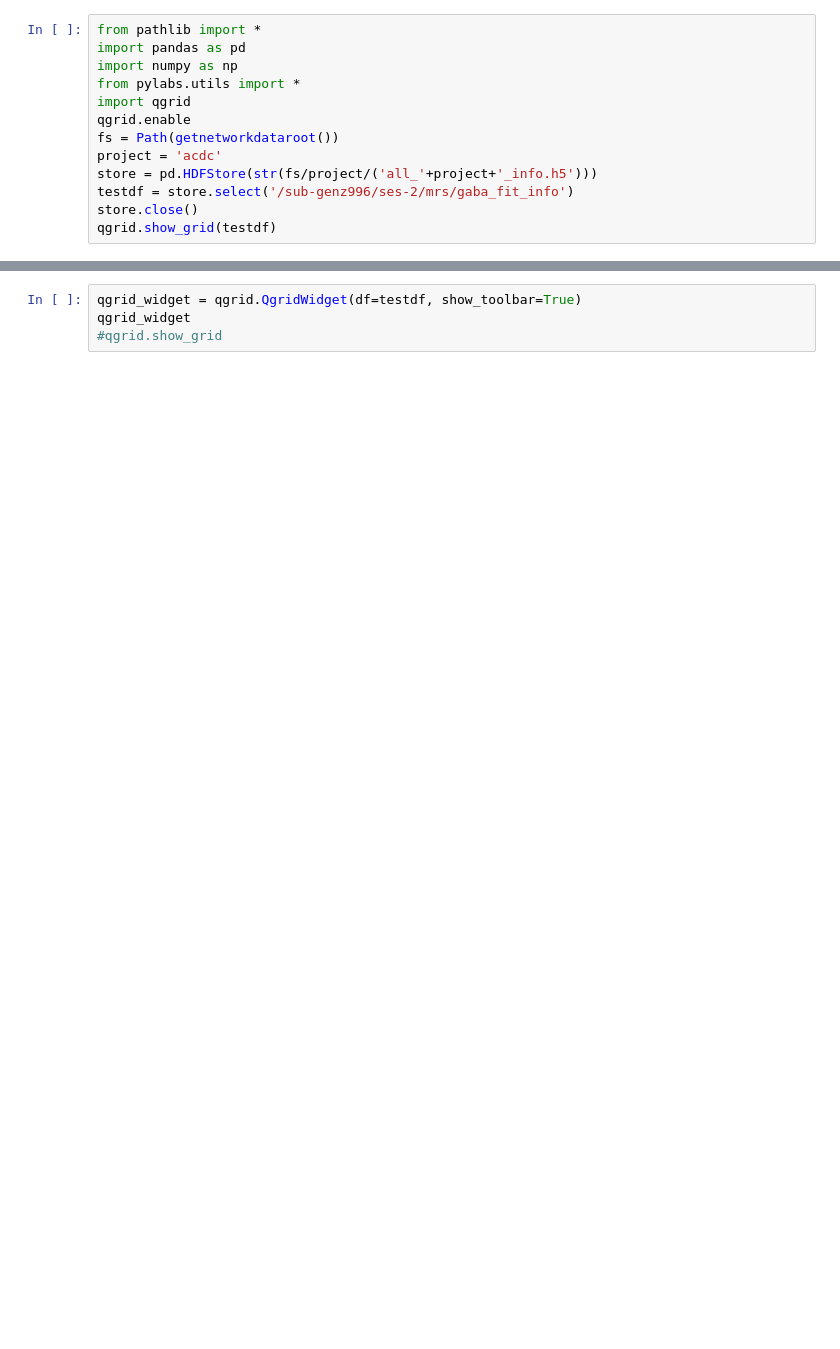
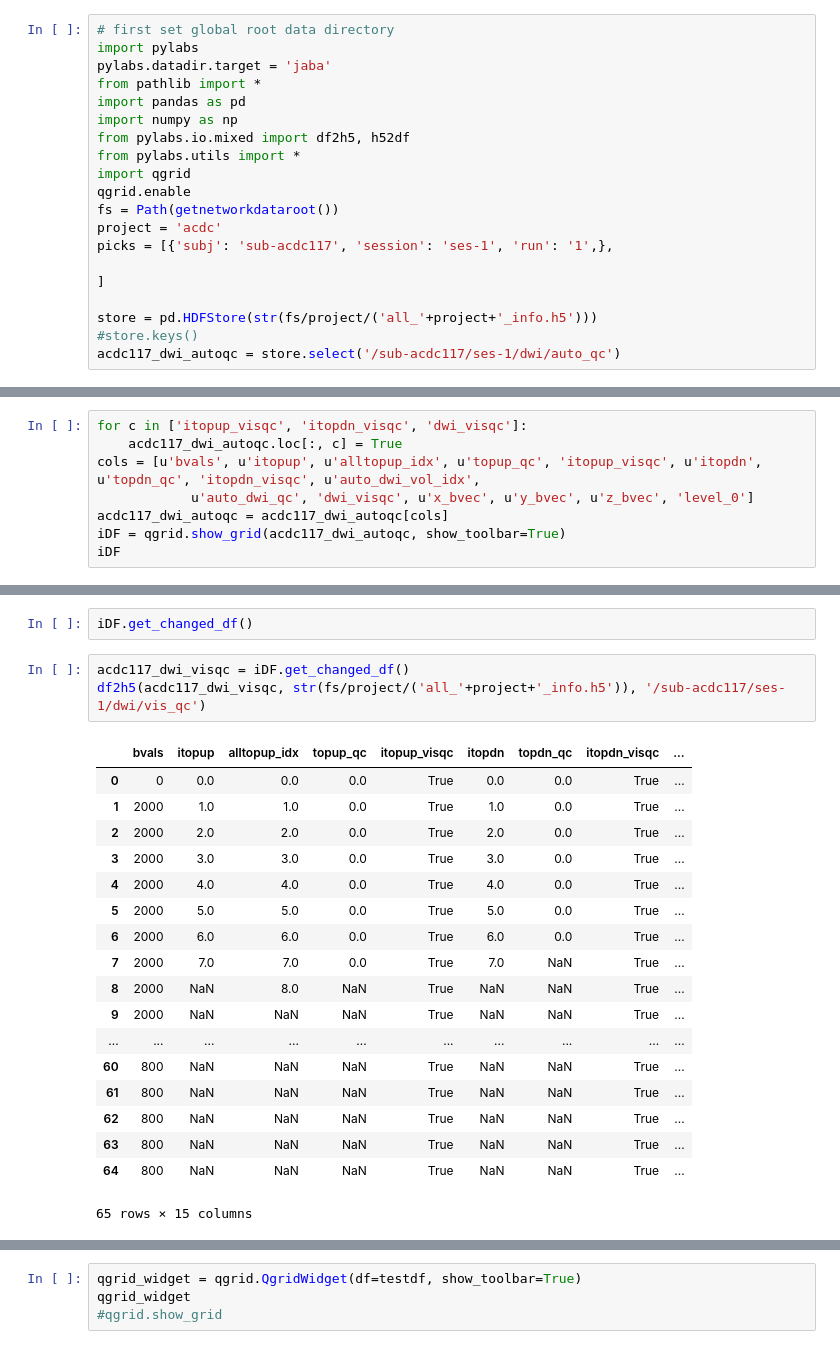
Before and after one commit to mrjeffstevenson3/mmimproc, a Jupyter notebook: ipn/dwi_visual_qc.ipynb, the cells around one changed output, grey strips where cells are left out. Saved outputs shown, nothing was run; the diff lists cells and outputs as text; blank space fills up the shorter version.

```diff
--- a/ipn/dwi_visual_qc.ipynb
+++ b/ipn/dwi_visual_qc.ipynb
@@ -1,14 +1,21 @@
 # %%
+# first set global root data directory
+import pylabs
+pylabs.datadir.target = 'jaba'
 from pathlib import *
 import pandas as pd
 import numpy as np
+from pylabs.io.mixed import df2h5, h52df
 from pylabs.utils import *
 import qgrid
 qgrid.enable
 fs = Path(getnetworkdataroot())
 project = 'acdc'
+picks = [{'subj': 'sub-acdc117', 'session': 'ses-1', 'run': '1',},
+
+]
+
 store = pd.HDFStore(str(fs/project/('all_'+project+'_info.h5')))
-testdf = store.select('/sub-genz996/ses-2/mrs/gaba_fit_info')
-store.close()
-qgrid.show_grid(testdf)
+#store.keys()
+acdc117_dwi_autoqc = store.select('/sub-acdc117/ses-1/dwi/auto_qc')
 # %% [output]
@@ -16,0 +23,8 @@ setting root data directory to scotty.
+# %%
+for c in ['itopup_visqc', 'itopdn_visqc', 'dwi_visqc']:
+    acdc117_dwi_autoqc.loc[:, c] = True
+cols = [u'bvals', u'itopup', u'alltopup_idx', u'topup_qc', 'itopup_visqc', u'itopdn', u'topdn_qc', 'itopdn_visqc', u'auto_dwi_vol_idx',
+            u'auto_dwi_qc', 'dwi_visqc', u'x_bvec', u'y_bvec', u'z_bvec', 'level_0']
+acdc117_dwi_autoqc = acdc117_dwi_autoqc[cols]
+iDF = qgrid.show_grid(acdc117_dwi_autoqc, show_toolbar=True)
+iDF
@@ -16,0 +33,24 @@ setting root data directory to scotty.
+# %%
+iDF.get_changed_df()
+# %%
+acdc117_dwi_visqc = iDF.get_changed_df()
+df2h5(acdc117_dwi_visqc, str(fs/project/('all_'+project+'_info.h5')), '/sub-acdc117/ses-1/dwi/vis_qc')
+# %% [output]
+|  | bvals | itopup | alltopup_idx | topup_qc | itopup_visqc | itopdn | topdn_qc | itopdn_visqc | ... |
+| 0 | 0 | 0.0 | 0.0 | 0.0 | True | 0.0 | 0.0 | True | ... |
+| 1 | 2000 | 1.0 | 1.0 | 0.0 | True | 1.0 | 0.0 | True | ... |
+| 2 | 2000 | 2.0 | 2.0 | 0.0 | True | 2.0 | 0.0 | True | ... |
+| 3 | 2000 | 3.0 | 3.0 | 0.0 | True | 3.0 | 0.0 | True | ... |
+| 4 | 2000 | 4.0 | 4.0 | 0.0 | True | 4.0 | 0.0 | True | ... |
+| 5 | 2000 | 5.0 | 5.0 | 0.0 | True | 5.0 | 0.0 | True | ... |
+| 6 | 2000 | 6.0 | 6.0 | 0.0 | True | 6.0 | 0.0 | True | ... |
+| 7 | 2000 | 7.0 | 7.0 | 0.0 | True | 7.0 | NaN | True | ... |
+| 8 | 2000 | NaN | 8.0 | NaN | True | NaN | NaN | True | ... |
+| 9 | 2000 | NaN | NaN | NaN | True | NaN | NaN | True | ... |
+| ... | ... | ... | ... | ... | ... | ... | ... | ... | ... |
+| 60 | 800 | NaN | NaN | NaN | True | NaN | NaN | True | ... |
+| 61 | 800 | NaN | NaN | NaN | True | NaN | NaN | True | ... |
+| 62 | 800 | NaN | NaN | NaN | True | NaN | NaN | True | ... |
+| 63 | 800 | NaN | NaN | NaN | True | NaN | NaN | True | ... |
+| 64 | 800 | NaN | NaN | NaN | True | NaN | NaN | True | ... |
+65 rows × 15 columns
```
Also changed, not shown: parts of 3 cells of this notebook, 8 other files.
